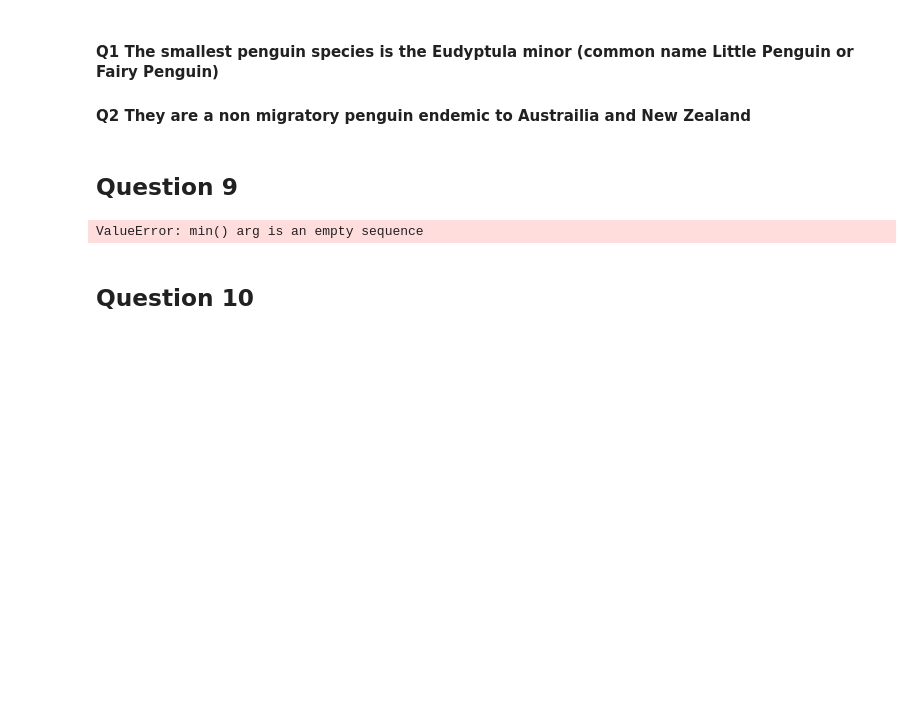
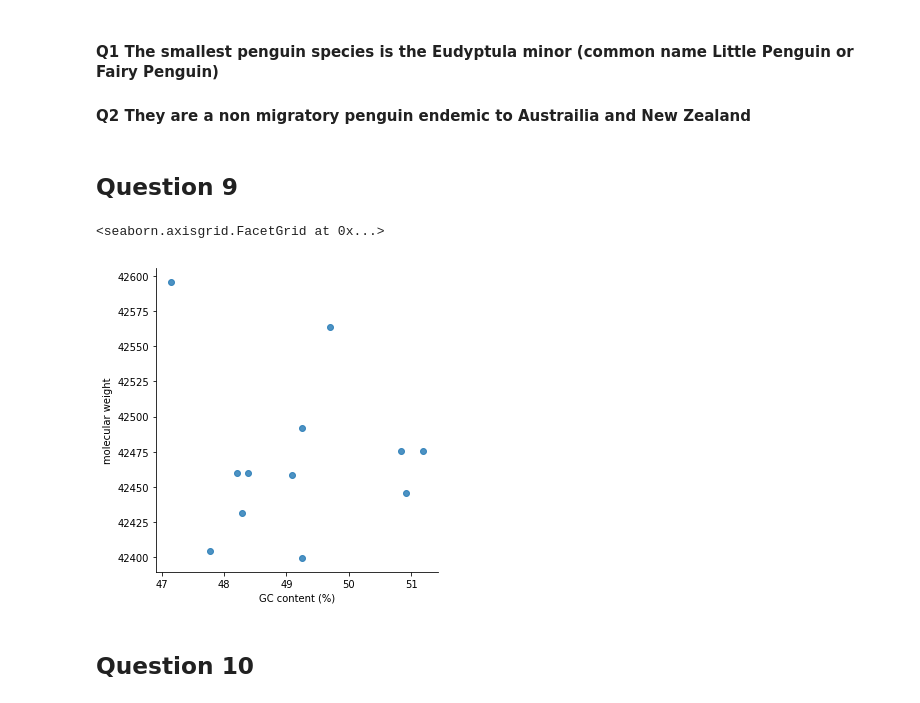
Before and after one commit to saraschwarz/Python-assignment, a Jupyter notebook: Python-assignment.ipynb, the cells around one changed output. Cells and saved outputs as stored; diff of their text form; code cells hidden in the pictures; blank space fills up the shorter version.

```diff
--- a/Python-assignment.ipynb
+++ b/Python-assignment.ipynb
@@ -175,12 +176,12 @@ plt.xticks(rotation=90) # Rotate labels on x axis 90 degrees
 # %% [markdown]
 ## Question 9
 # %%
-mass_bar = sns.barplot(x="GC content (%)", y="molecular weight", data=penguins_df) # Plot bar plot of GC content and molecular weight
-plt.xticks(rotation=90) # Rotate labels on x axis to 90 degrees
+sns.lmplot("GC content (%)", "molecular weight", data=penguins_df, fit_reg=False) # Plot scatter plot of GC content and molecular weight
 
 #https://stackoverflow.com/questions/26540035/rotate-label-text-in-seaborn-factorplot
 # %% [output]
-ValueError: min() arg is an empty sequence
+<seaborn.axisgrid.FacetGrid at 0x...>
+[figure, added]
 # %% [markdown]
 ## Question 10
 # %% [markdown]
```
Also changed, not shown: parts of 6 cells of this notebook, 1 other file.
